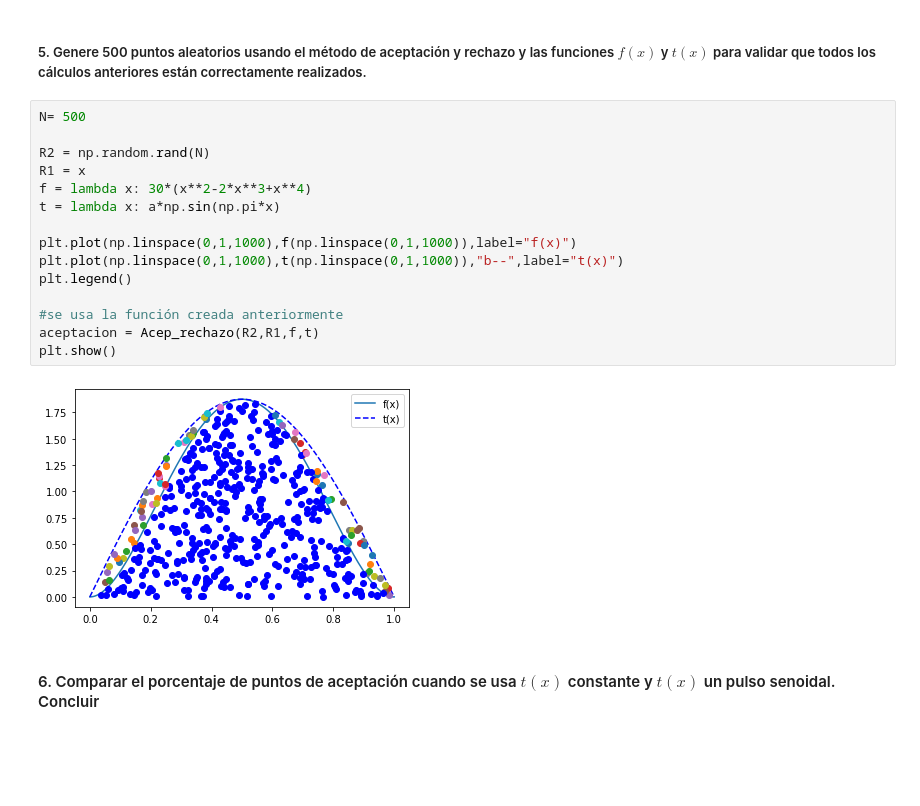
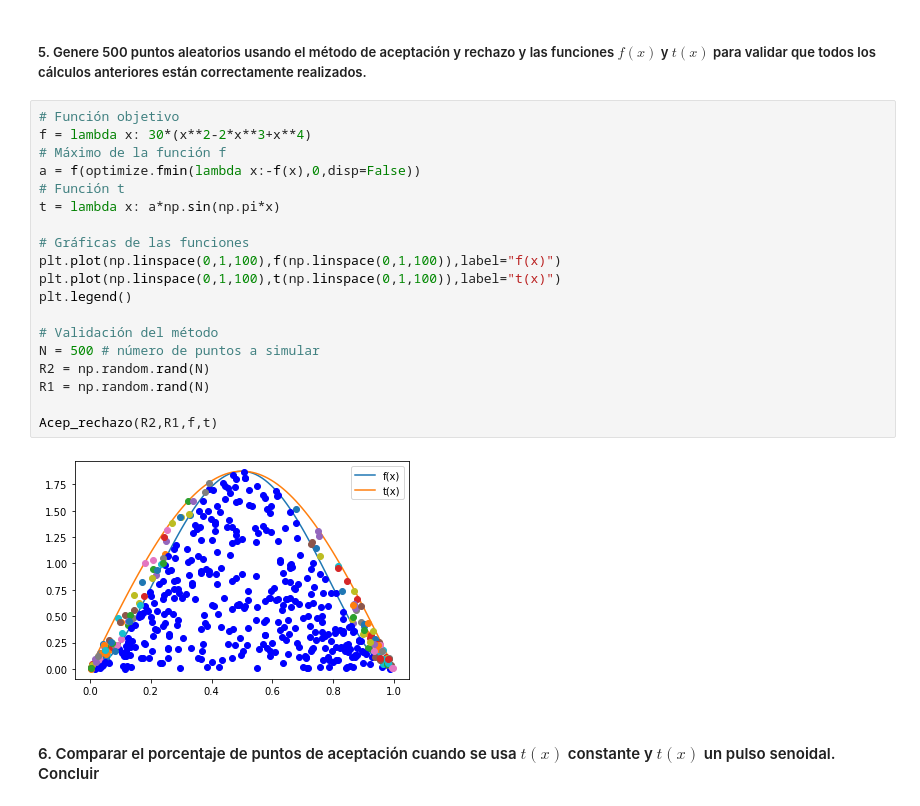
Before and after one commit to oscaralfonso17/Tarea6_IPaniagua_OAFlores, a Jupyter notebook: Tarea6_IPaniagua_OAFlores.ipynb, the cells around one changed output. Saved outputs shown, nothing was run; the diff lists cells and outputs as text; blank space fills up the shorter version.

```diff
--- a/Tarea6_IPaniagua_OAFlores.ipynb
+++ b/Tarea6_IPaniagua_OAFlores.ipynb
@@ -285,22 +285,26 @@ plt.show()
 # %% [markdown]
 ##### 5. Genere 500 puntos aleatorios usando el método de aceptación y rechazo y las funciones $f(x)$ y $t(x)$ para validar que todos los cálculos anteriores están correctamente realizados.
 # %%
-N= 500
-
-R2 = np.random.rand(N)
-R1 = x
+# Función objetivo
 f = lambda x: 30*(x**2-2*x**3+x**4)
+# Máximo de la función f
+a = f(optimize.fmin(lambda x:-f(x),0,disp=False))
+# Función t
 t = lambda x: a*np.sin(np.pi*x)
 
-plt.plot(np.linspace(0,1,1000),f(np.linspace(0,1,1000)),label="f(x)")
-plt.plot(np.linspace(0,1,1000),t(np.linspace(0,1,1000)),"b--",label="t(x)")
+# Gráficas de las funciones
+plt.plot(np.linspace(0,1,100),f(np.linspace(0,1,100)),label="f(x)")
+plt.plot(np.linspace(0,1,100),t(np.linspace(0,1,100)),label="t(x)")
 plt.legend()
 
-#se usa la función creada anteriormente
-aceptacion = Acep_rechazo(R2,R1,f,t)
-plt.show()
+# Validación del método
+N = 500 # número de puntos a simular
+R2 = np.random.rand(N)
+R1 = np.random.rand(N)
+
+Acep_rechazo(R2,R1,f,t)
 # %% [output]
-[figure, old version]
+[figure, new version]
 # %% [markdown]
 #### 6. Comparar el porcentaje de puntos de aceptación cuando se usa $t(x)$ constante y $t(x)$ un pulso senoidal. Concluir
 # %% [markdown]
```
Also changed, not shown: parts of 3 cells of this notebook.
